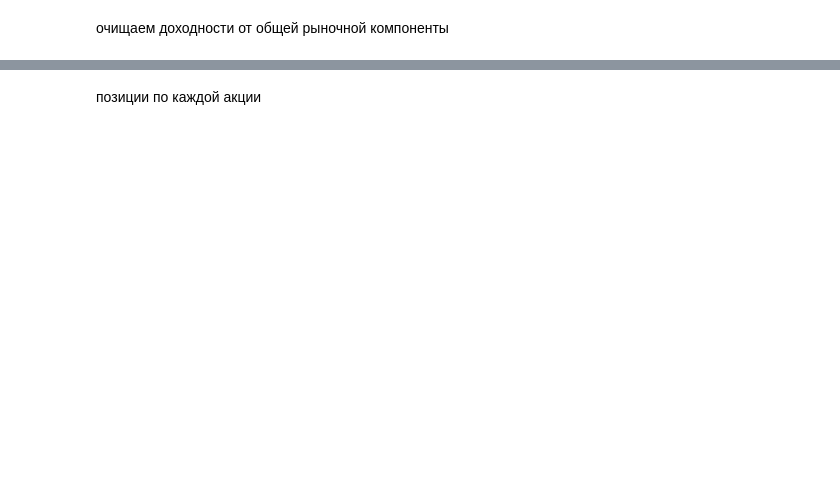
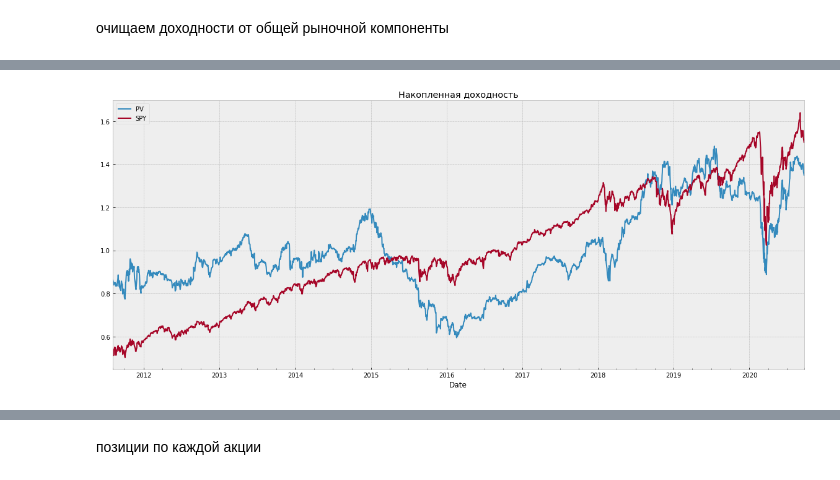
Before and after one commit to krems/cmf_case_1_week, a Jupyter notebook: cross-sectional-mean-reversion.ipynb, the cells around one changed output, grey strips where cells are left out. Cells and saved outputs as stored; diff of their text form; code cells hidden in the pictures; blank space fills up the shorter version.

```diff
--- a/cross-sectional-mean-reversion.ipynb
+++ b/cross-sectional-mean-reversion.ipynb
@@ -378,0 +577,4 @@ positions
+# %%
+%%time
+warnings.filterwarnings('ignore')
+positions, pv_series, position_dollars = backtest(nmkt_rets_df)
@@ -378,0 +604,9 @@ positions
+# %%
+plt.figure(figsize=(20, 8))
+plt.title('Накопленная доходность')
+pic = (pv_s / pv_s.mean()).plot(label='PV')
+pic.plot((spy_p[-len(positions):] / spy_p[-len(positions):].mean()), label='SPY')
+plt.legend()
+plt.savefig('pv with spy')
+# %% [output]
+[figure, added]
```
Also changed, not shown: parts of 113 cells of this notebook, 4 other files.
